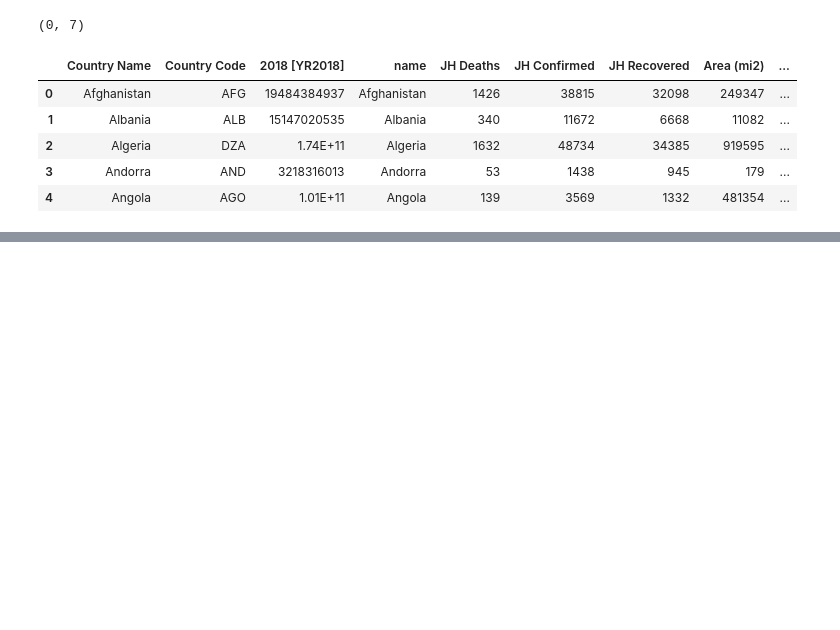
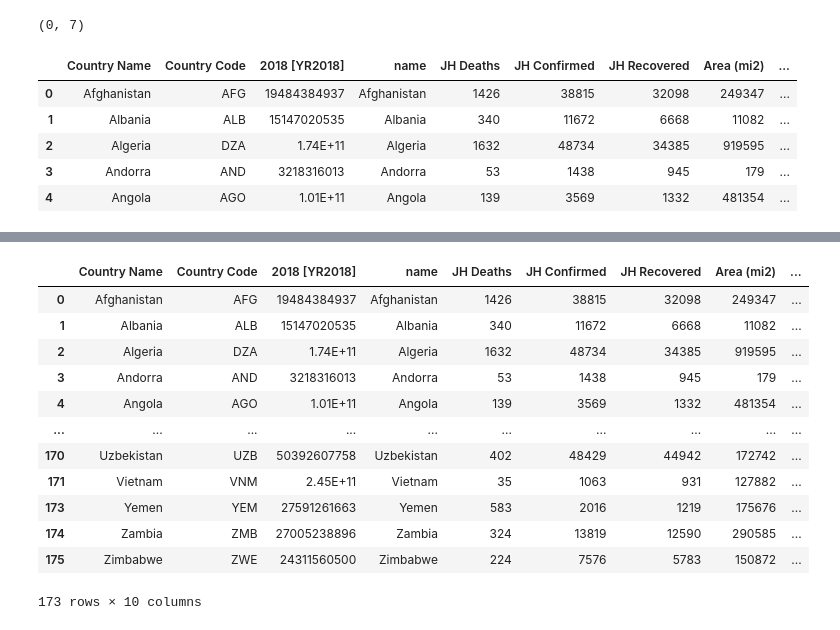
Before and after one commit to gelopez21/ProjectOne, a Jupyter notebook: Project One - Data Cleansing.ipynb, the cells around one changed output, grey strips where cells are left out. Cells and saved outputs as stored; diff of their text form; code cells hidden in the pictures; blank space fills up the shorter version.

Commit message:
Clean country data finalized - Amen!

```diff
--- a/Project One - Data Cleansing.ipynb
+++ b/Project One - Data Cleansing.ipynb
@@ -198,8 +198,6 @@ WB_JH_merge_df["Country Name"]= WB_JH_merge_df["Country Name"].replace("Congo, R
 WB_JH_merge_df["Country Name"]= WB_JH_merge_df["Country Name"].replace("Kyrgyz Republic", "Kyrgyzstan")
 WB_JH_merge_df["Country Name"]= WB_JH_merge_df["Country Name"].replace("Bahamas, The", "The Bahamas")
 WB_JH_merge_df["Country Name"]= WB_JH_merge_df["Country Name"].replace("Congo, Rep.", "Republic of the Congo")
-WB_JH_merge_df["Country Name"]= WB_JH_merge_df["Country Name"].replace("Congo, Rep.", "Republic of the Congo")
-WB_JH_merge_df["Country Name"]= WB_JH_merge_df["Country Name"].replace("Congo, Rep.", "Republic of the Congo")
 WB_JH_merge_df.head()
 # %% [output]
 |  | Country Name | Country Code | 2018 [YR2018] | name | JH Deaths | JH Confirmed | JH Recovered |
@@ -263,8 +259,8 @@ WB_JH_WIKI_merge_df.head()
 | 3 | Andorra | AND | 3218316013 | Andorra | 53 | 1438 | 945 | 179 | ... |
 | 4 | Angola | AGO | 1.01E+11 | Angola | 139 | 3569 | 1332 | 481354 | ... |
 # %%
-WB_JH_WIKI_merge_df = WB_JH_WIKI_merge_df[WB_JH_WIKI_merge_df["Country Code"].isnull()]
-WB_JH_WIKI_merge_df.tail(50)
+WB_JH_WIKI_NaNs = WB_JH_WIKI_merge_df[WB_JH_WIKI_merge_df["Country Code"].isnull()]
+WB_JH_WIKI_NaNs.tail(50)
 # %% [output]
 |  | Country Name | Country Code | 2018 [YR2018] | name | JH Deaths | JH Confirmed | JH Recovered | Area (mi2) | ... |
 | 208 | Guam (United States) | NaN | NaN | NaN | NaN | NaN | NaN | 209 | ... |
@@ -283,6 +279,24 @@ WB_JH_WIKI_merge_df.tail(50)
 | 255 | Falkland Islands (United Kingdom) | NaN | NaN | NaN | NaN | NaN | NaN | 4700 | ... |
 | 256 | Svalbard and Jan Mayen (Norway) | NaN | NaN | NaN | NaN | NaN | NaN | 23706 | ... |
 | 257 | Greenland (Denmark) | NaN | NaN | NaN | NaN | NaN | NaN | 836297 | ... |
+# %%
+# All nulls below have been researched and name normalization has been completed
+clean_data_by_country = WB_JH_WIKI_merge_df.dropna()
+clean_data_by_country
+# %% [output]
+|  | Country Name | Country Code | 2018 [YR2018] | name | JH Deaths | JH Confirmed | JH Recovered | Area (mi2) | ... |
+| 0 | Afghanistan | AFG | 19484384937 | Afghanistan | 1426 | 38815 | 32098 | 249347 | ... |
+| 1 | Albania | ALB | 15147020535 | Albania | 340 | 11672 | 6668 | 11082 | ... |
+| 2 | Algeria | DZA | 1.74E+11 | Algeria | 1632 | 48734 | 34385 | 919595 | ... |
+| 3 | Andorra | AND | 3218316013 | Andorra | 53 | 1438 | 945 | 179 | ... |
+| 4 | Angola | AGO | 1.01E+11 | Angola | 139 | 3569 | 1332 | 481354 | ... |
+| ... | ... | ... | ... | ... | ... | ... | ... | ... | ... |
+| 170 | Uzbekistan | UZB | 50392607758 | Uzbekistan | 402 | 48429 | 44942 | 172742 | ... |
+| 171 | Vietnam | VNM | 2.45E+11 | Vietnam | 35 | 1063 | 931 | 127882 | ... |
+| 173 | Yemen | YEM | 27591261663 | Yemen | 583 | 2016 | 1219 | 175676 | ... |
+| 174 | Zambia | ZMB | 27005238896 | Zambia | 324 | 13819 | 12590 | 290585 | ... |
+| 175 | Zimbabwe | ZWE | 24311560500 | Zimbabwe | 224 | 7576 | 5783 | 150872 | ... |
+173 rows × 10 columns
 # %%
 # Delete name column from merged_df
 del WB_JH_merge_df["name"]
```
Also changed, not shown: parts of 1 cell of this notebook.
